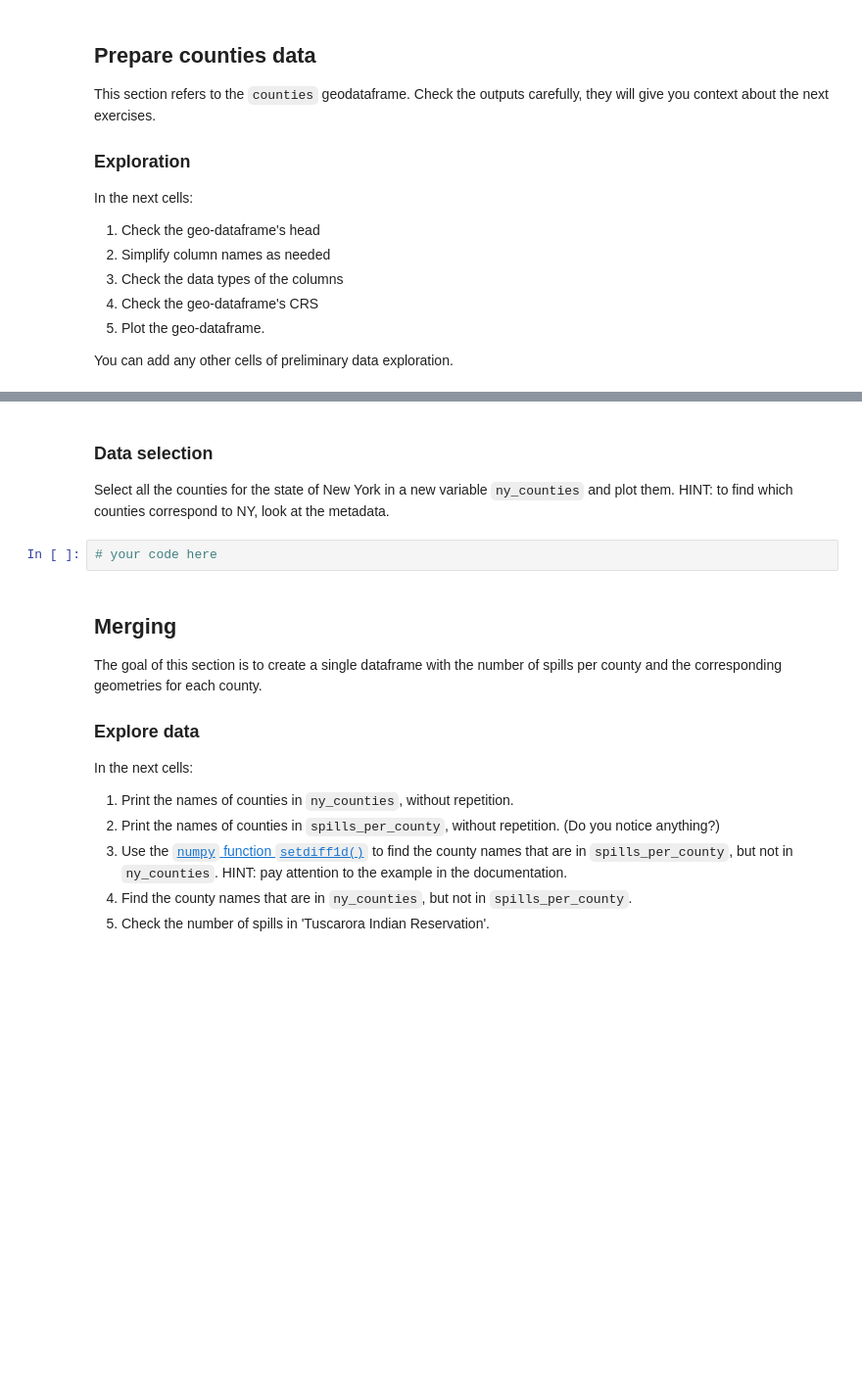
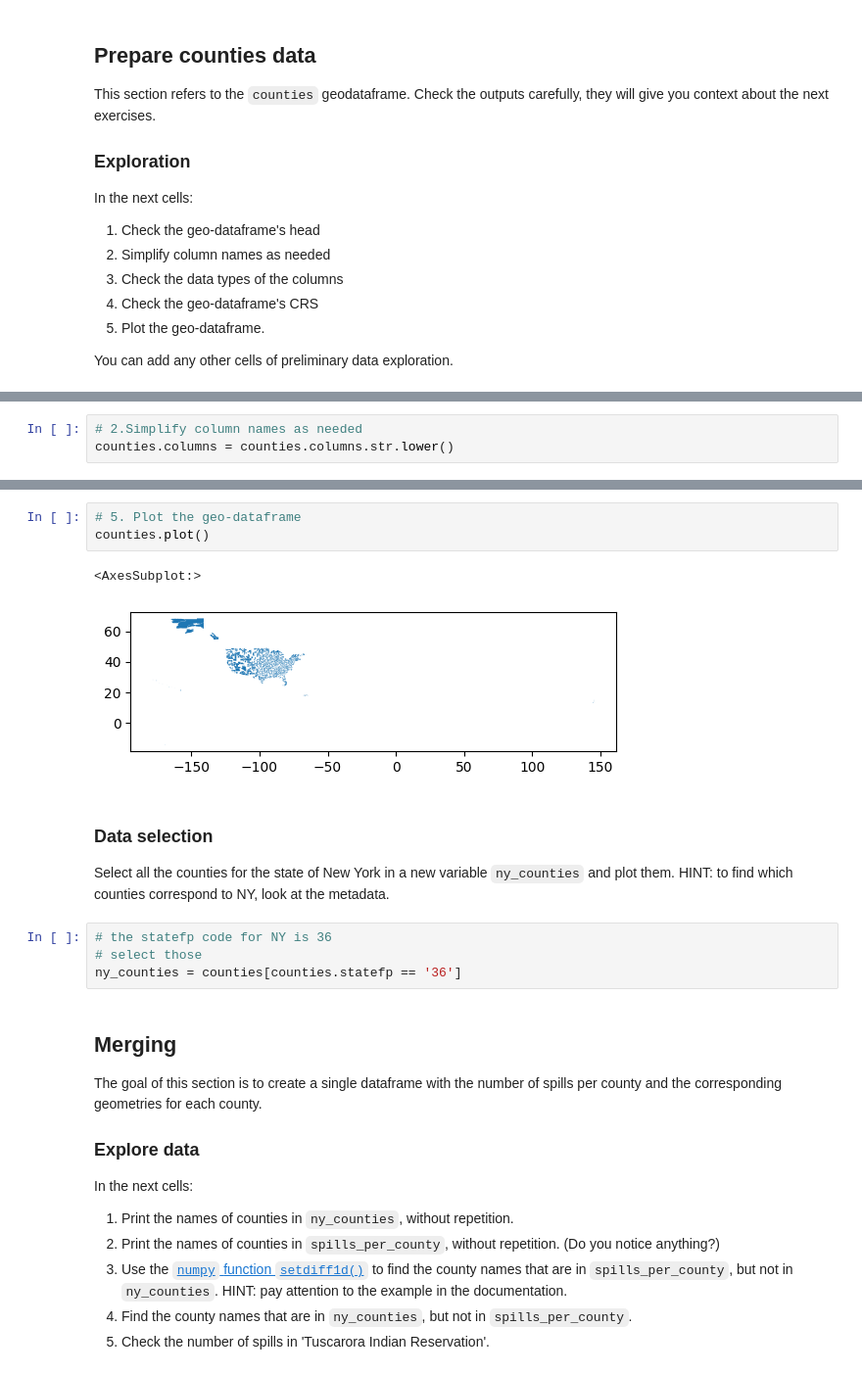
Before and after one commit to lunacatalan/eds220-hwk-3, a Jupyter notebook: hwk3-task1-spills.ipynb, the cells around one changed output, grey strips where cells are left out. Shown at 98% size. Drawn from its saved outputs; the diff is of its cells as text; blank space fills up the shorter version.

```diff
--- a/hwk3-task1-spills.ipynb
+++ b/hwk3-task1-spills.ipynb
@@ -249,0 +278,3 @@ You can add any other cells of preliminary data exploration.
+# %%
+# 2.Simplify column names as needed
+counties.columns = counties.columns.str.lower()
@@ -250,9 +319,17 @@ You can add any other cells of preliminary data exploration.
+# %%
+# 5. Plot the geo-dataframe
+counties.plot()
+# %% [output]
+<AxesSubplot:>
+[figure, added]
 # %% [markdown]
 ### Data selection
 
 Select all the counties for the state of New York in a new variable `ny_counties` and plot them. HINT: to find which counties correspond to NY, look at the metadata.
-# %%
-# your code here
+# %%
+# the statefp code for NY is 36
+# select those
+ny_counties = counties[counties.statefp == '36']
 # %% [markdown]
 ## Merging
 
```
Also changed, not shown: parts of 27 cells of this notebook, 4 other files.
